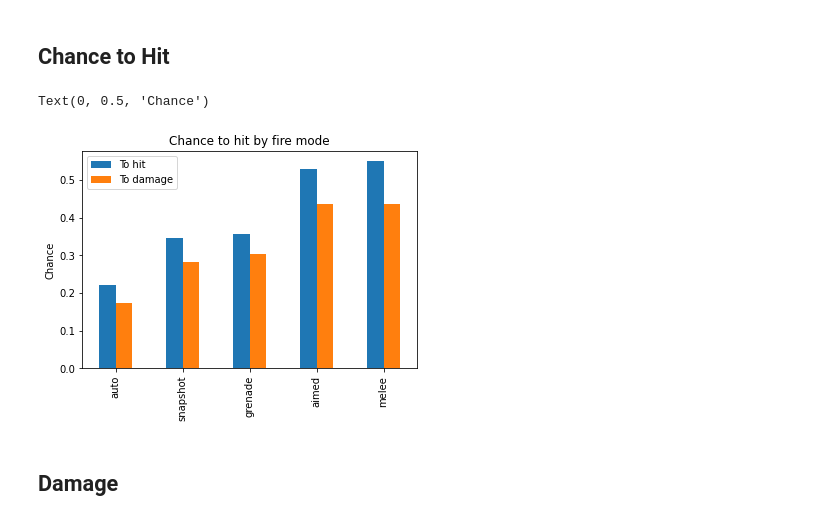
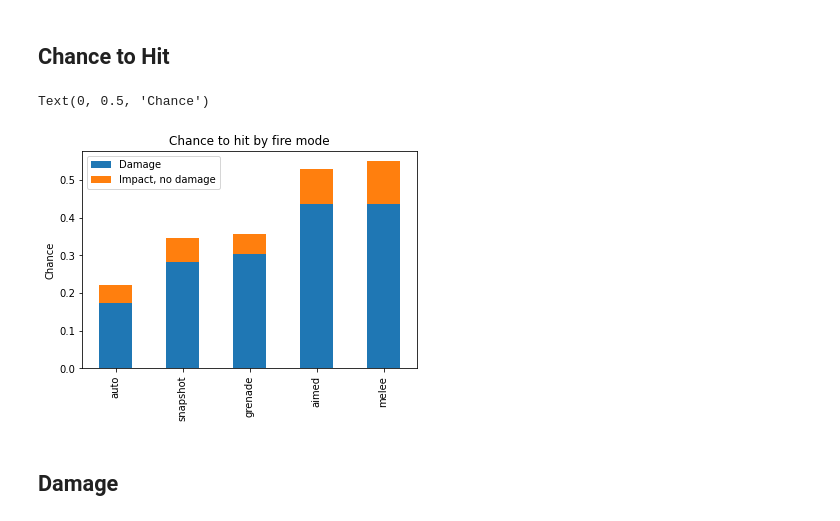
Before and after one commit to Bernardo-MG/xcom-analysis-jupyter-notebook, a Jupyter notebook: enemy_unknown/weapon_firemodes.ipynb, the cells around one changed output. Drawn from its saved outputs; the diff is of its cells as text; code cells hidden in the pictures.

```diff
--- a/enemy_unknown/weapon_firemodes.ipynb
+++ b/enemy_unknown/weapon_firemodes.ipynb
@@ -48,16 +48,18 @@ weapon_firemodes = weapon_firemodes.merge(weapon_damages_aliens, on="fire_mode")
 # %% [markdown]
 ## Chance to Hit
 # %%
-weapon_firemodes_to_hit = weapon_firemodes[["average_chance_to_hit", "chance_of_hit_and_penetrate"]]
-weapon_firemodes_to_hit = weapon_firemodes_to_hit.sort_values(by=["average_chance_to_hit"])
+weapon_firemodes_to_hit = pd.DataFrame()
+weapon_firemodes_to_hit["to_damage"] = weapon_firemodes["chance_of_hit_and_penetrate"]
+weapon_firemodes_to_hit["to_not_damage"] = weapon_firemodes.apply(lambda x: x["average_chance_to_hit"] - x["chance_of_hit_and_penetrate"], axis=1)
+weapon_firemodes_to_hit = weapon_firemodes_to_hit.sort_values(by=["to_damage"])
 # %%
-ax = weapon_firemodes_to_hit.plot.bar(title="Chance to hit by fire mode", legend=False)
-ax.legend(["To hit", "To damage"])
+ax = weapon_firemodes_to_hit.plot.bar(title="Chance to hit by fire mode", stacked=True, legend=False)
+ax.legend(["Damage", "Impact, no damage"])
 ax.xaxis.get_label().set_visible(False)
 ax.set_ylabel("Chance")
 # %% [output]
 Text(0, 0.5, 'Chance')
-[figure, old version]
+[figure, new version]
 # %% [markdown]
 ## Damage
 # %%
```
Also changed, not shown: parts of 11 cells of this notebook, 5 other files.
